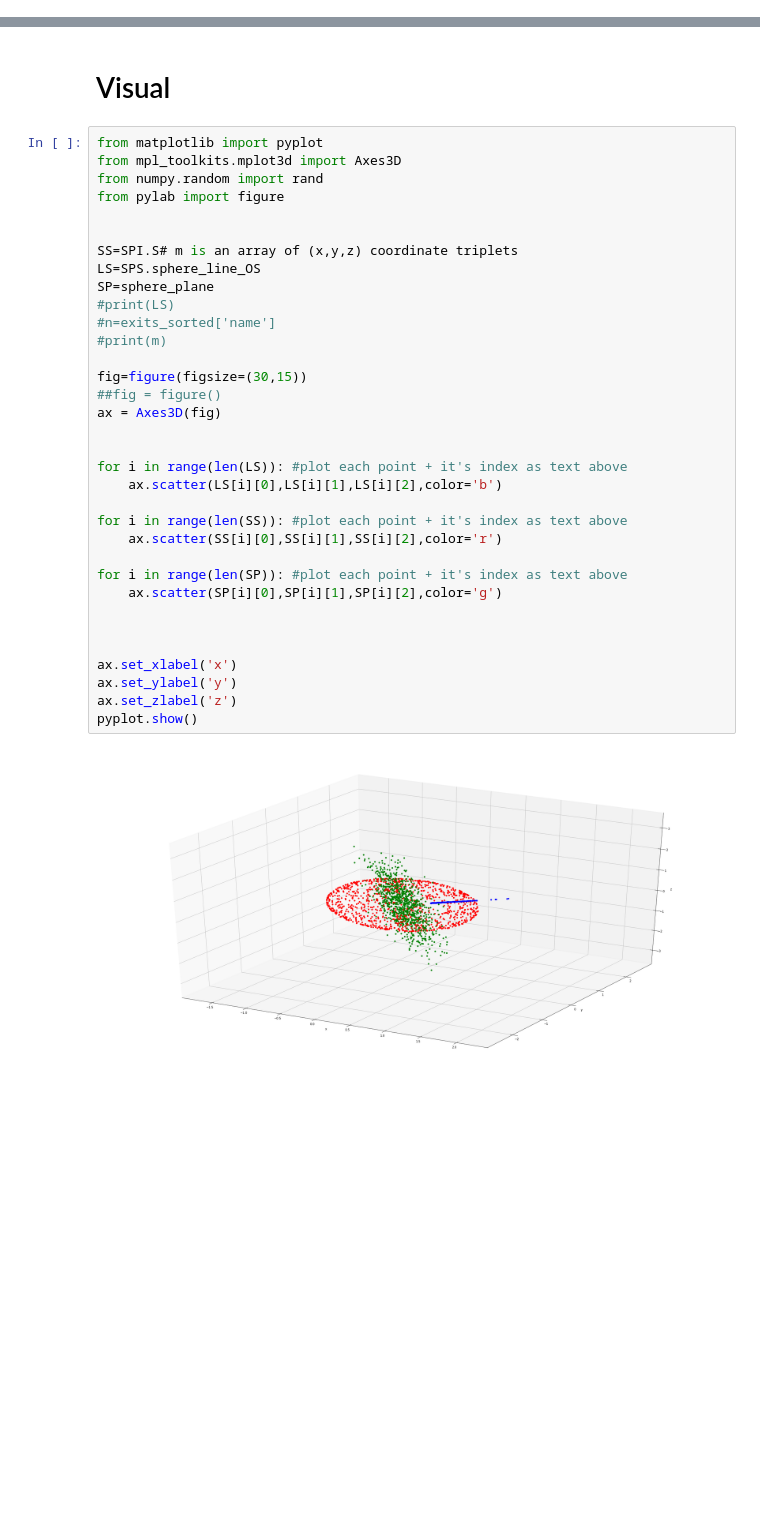
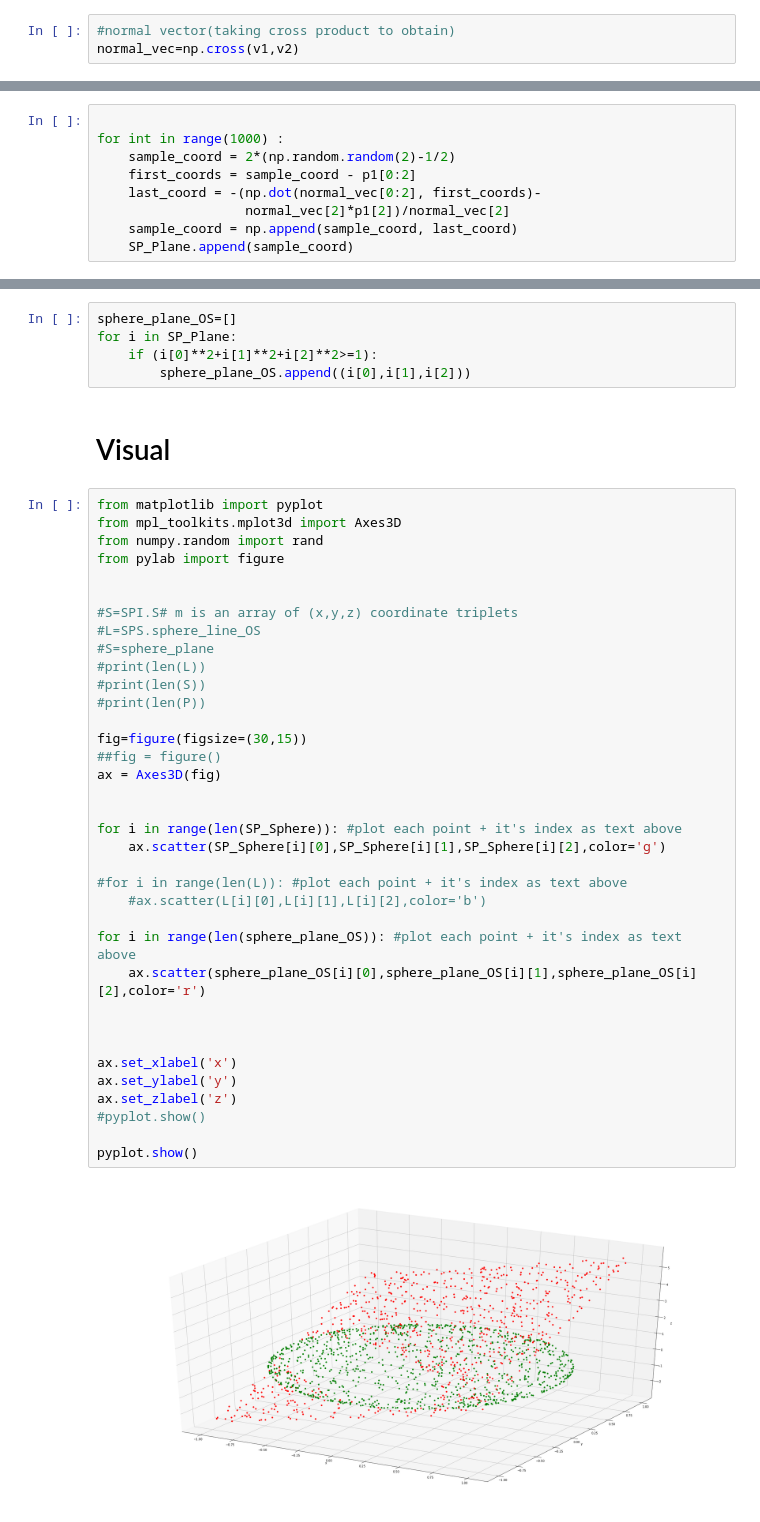
Before and after one commit to michael1albq/IntrinsicDimensions, a Jupyter notebook: Sampling_PlaneSphere.ipynb, the cells around one changed output, grey strips where cells are left out. Saved outputs shown, nothing was run; the diff lists cells and outputs as text; blank space fills up the shorter version.

```diff
--- a/Sampling_PlaneSphere.ipynb
+++ b/Sampling_PlaneSphere.ipynb
@@ -22 +30,4 @@ print(v1[0])
+# %%
+#normal vector(taking cross product to obtain)
+normal_vec=np.cross(v1,v2)
 # %% [markdown]
@@ -34,0 +35,9 @@ array([-0.02060564, -0.10370909,  0.87204271])
+# %%
+
+for int in range(1000) :
+    sample_coord = 2*(np.random.random(2)-1/2)
+    first_coords = sample_coord - p1[0:2]
+    last_coord = -(np.dot(normal_vec[0:2], first_coords)-
+                   normal_vec[2]*p1[2])/normal_vec[2]
+    sample_coord = np.append(sample_coord, last_coord)
+    SP_Plane.append(sample_coord)
@@ -35,38 +46,45 @@ array([-0.02060564, -0.10370909,  0.87204271])
+# %%
+sphere_plane_OS=[]
+for i in SP_Plane:
+    if (i[0]**2+i[1]**2+i[2]**2>=1):
+        sphere_plane_OS.append((i[0],i[1],i[2]))
 # %% [markdown]
 # Visual
 # %%
 from matplotlib import pyplot
 from mpl_toolkits.mplot3d import Axes3D
 from numpy.random import rand
 from pylab import figure
 
 
-SS=SPI.S# m is an array of (x,y,z) coordinate triplets
-LS=SPS.sphere_line_OS
-SP=sphere_plane
-#print(LS)
-#n=exits_sorted['name']
-#print(m)
+#S=SPI.S# m is an array of (x,y,z) coordinate triplets
+#L=SPS.sphere_line_OS
+#S=sphere_plane
+#print(len(L))
+#print(len(S))
+#print(len(P))
 
 fig=figure(figsize=(30,15))
 ##fig = figure()
 ax = Axes3D(fig)
 
 
-for i in range(len(LS)): #plot each point + it's index as text above
-    ax.scatter(LS[i][0],LS[i][1],LS[i][2],color='b')
+for i in range(len(SP_Sphere)): #plot each point + it's index as text above
+    ax.scatter(SP_Sphere[i][0],SP_Sphere[i][1],SP_Sphere[i][2],color='g')
 
-for i in range(len(SS)): #plot each point + it's index as text above
-    ax.scatter(SS[i][0],SS[i][1],SS[i][2],color='r')
+#for i in range(len(L)): #plot each point + it's index as text above
+    #ax.scatter(L[i][0],L[i][1],L[i][2],color='b')
 
-for i in range(len(SP)): #plot each point + it's index as text above
-    ax.scatter(SP[i][0],SP[i][1],SP[i][2],color='g')
+for i in range(len(sphere_plane_OS)): #plot each point + it's index as text above
+    ax.scatter(sphere_plane_OS[i][0],sphere_plane_OS[i][1],sphere_plane_OS[i][2],color='r')
 
 
 
 ax.set_xlabel('x')
 ax.set_ylabel('y')
 ax.set_zlabel('z')
+#pyplot.show()
+
 pyplot.show()
 # %% [output]
-[figure, old version]
+[figure, new version]
```
Also changed, not shown: parts of 23 cells of this notebook, 2 other files.
